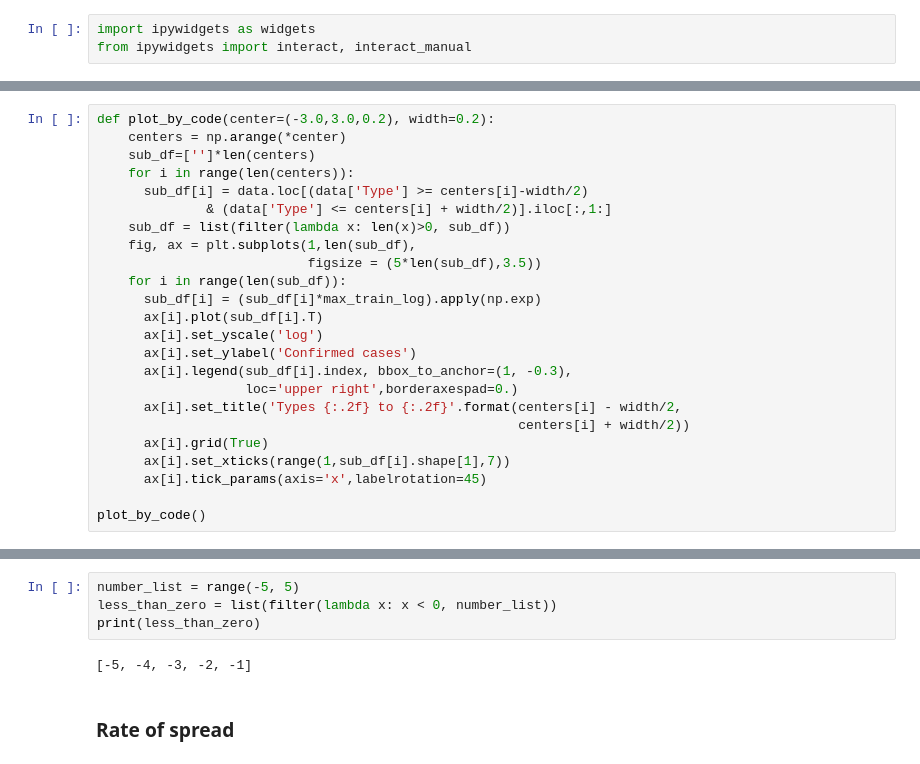
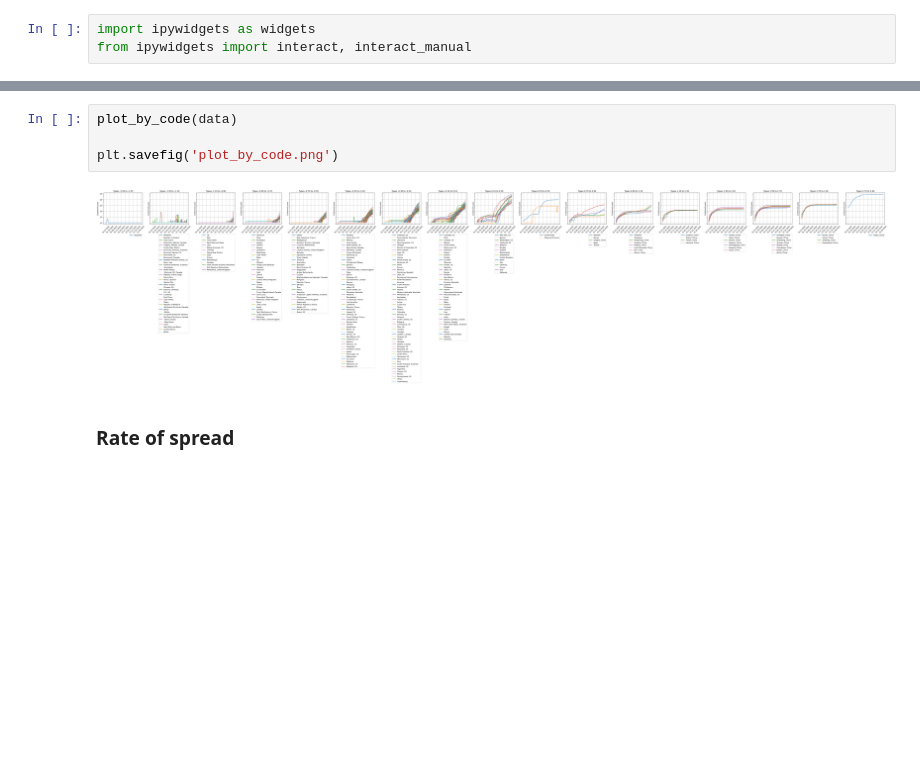
Before and after one commit to yaniv256/VAEs-in-Economics, a Jupyter notebook: Notebooks/Covid_19_VAEs.ipynb, the cells around one changed output, grey strips where cells are left out. Cells and saved outputs as stored; diff of their text form; blank space fills up the shorter version.

```diff
--- a/Notebooks/Covid_19_VAEs.ipynb
+++ b/Notebooks/Covid_19_VAEs.ipynb
@@ -748,27 +777,3 @@ def filter_by_code(center=(-2.0,2.0,0.01), width=(0,0.2,0.01)):
       plt.grid()
 # %% [output]
 interactive(children=(FloatSlider(value=0.0, description='center', max=2.0, min=-2.0, step=0.01), FloatSlider(…
-# %%
-def plot_by_code(center=(-3.0,3.0,0.2), width=0.2):
-    centers = np.arange(*center)
-    sub_df=['']*len(centers)
-    for i in range(len(centers)):
-      sub_df[i] = data.loc[(data['Type'] >= centers[i]-width/2)
-              & (data['Type'] <= centers[i] + width/2)].iloc[:,1:]
-    sub_df = list(filter(lambda x: len(x)>0, sub_df))
-    fig, ax = plt.subplots(1,len(sub_df),
-                           figsize = (5*len(sub_df),3.5))
-    for i in range(len(sub_df)):
-      sub_df[i] = (sub_df[i]*max_train_log).apply(np.exp)
-      ax[i].plot(sub_df[i].T)
-      ax[i].set_yscale('log')
-      ax[i].set_ylabel('Confirmed cases')
-      ax[i].legend(sub_df[i].index, bbox_to_anchor=(1, -0.3),
-                   loc='upper right',borderaxespad=0.)
-      ax[i].set_title('Types {:.2f} to {:.2f}'.format(centers[i] - width/2,
-                                                      centers[i] + width/2))
-      ax[i].grid(True)
-      ax[i].set_xticks(range(1,sub_df[i].shape[1],7))
-      ax[i].tick_params(axis='x',labelrotation=45)
-
-plot_by_code()
@@ -777,9 +780,9 @@ plot_by_code()
-# %%
-number_list = range(-5, 5)
-less_than_zero = list(filter(lambda x: x < 0, number_list))
-print(less_than_zero)
-# %% [output]
-[-5, -4, -3, -2, -1]
+# %%
+plot_by_code(data)
+
+plt.savefig('plot_by_code.png')
+# %% [output]
+[figure, added]
 # %% [markdown]
 ### Rate of spread
 # %% [markdown]
```
Also changed, not shown: parts of 11 cells of this notebook.
